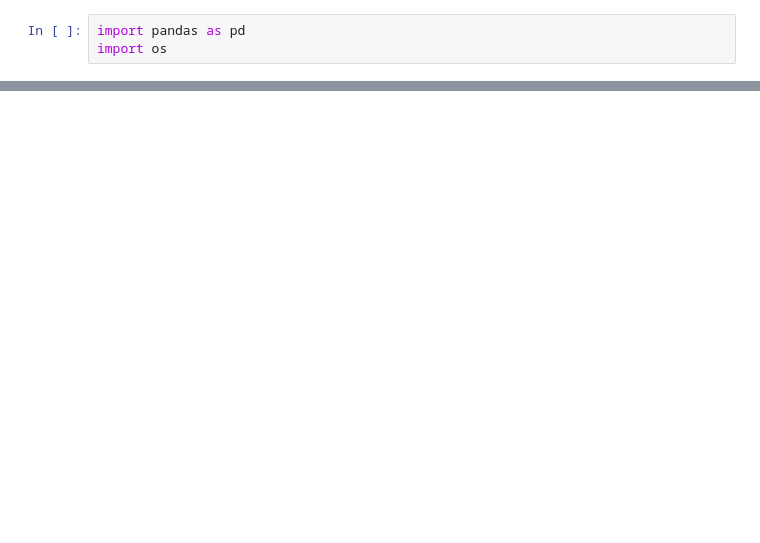
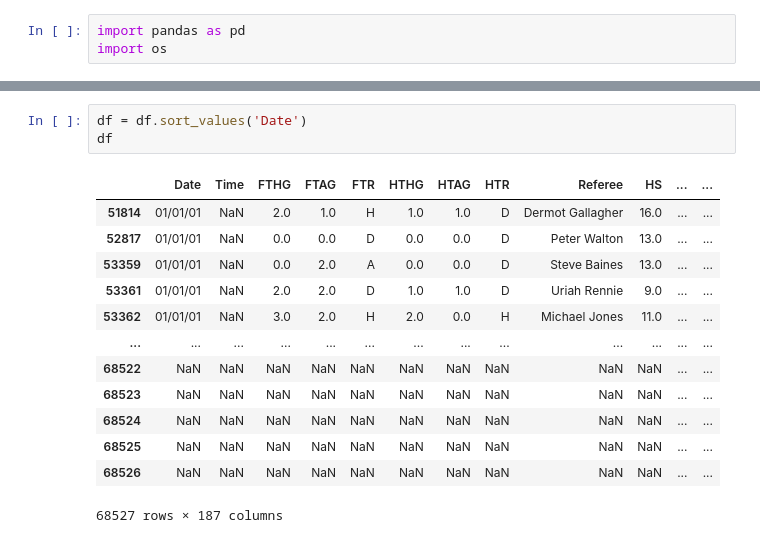
Before and after one commit to MatejFrnka/ScalableML-project, a Jupyter notebook: clean_data.ipynb, the cells around one changed output, grey strips where cells are left out. Cells and saved outputs as stored; diff of their text form; blank space fills up the shorter version.

```diff
--- a/clean_data.ipynb
+++ b/clean_data.ipynb
@@ -100 +100,18 @@ Unnamed: 53 : 250201
+# %%
+df = df.sort_values('Date')
+df
+# %% [output]
+|  | Date | Time | FTHG | FTAG | FTR | HTHG | HTAG | HTR | Referee | HS | ... | ... |
+| 51814 | 01/01/01 | NaN | 2.0 | 1.0 | H | 1.0 | 1.0 | D | Dermot Gallagher | 16.0 | ... | ... |
+| 52817 | 01/01/01 | NaN | 0.0 | 0.0 | D | 0.0 | 0.0 | D | Peter Walton | 13.0 | ... | ... |
+| 53359 | 01/01/01 | NaN | 0.0 | 2.0 | A | 0.0 | 0.0 | D | Steve Baines | 13.0 | ... | ... |
+| 53361 | 01/01/01 | NaN | 2.0 | 2.0 | D | 1.0 | 1.0 | D | Uriah Rennie | 9.0 | ... | ... |
+| 53362 | 01/01/01 | NaN | 3.0 | 2.0 | H | 2.0 | 0.0 | H | Michael Jones | 11.0 | ... | ... |
+| ... | ... | ... | ... | ... | ... | ... | ... | ... | ... | ... | ... | ... |
+| 68522 | NaN | NaN | NaN | NaN | NaN | NaN | NaN | NaN | NaN | NaN | ... | ... |
+| 68523 | NaN | NaN | NaN | NaN | NaN | NaN | NaN | NaN | NaN | NaN | ... | ... |
+| 68524 | NaN | NaN | NaN | NaN | NaN | NaN | NaN | NaN | NaN | NaN | ... | ... |
+| 68525 | NaN | NaN | NaN | NaN | NaN | NaN | NaN | NaN | NaN | NaN | ... | ... |
+| 68526 | NaN | NaN | NaN | NaN | NaN | NaN | NaN | NaN | NaN | NaN | ... | ... |
+68527 rows × 187 columns
 # %%
```
Also changed, not shown: parts of 10 cells of this notebook, 35 other files.
